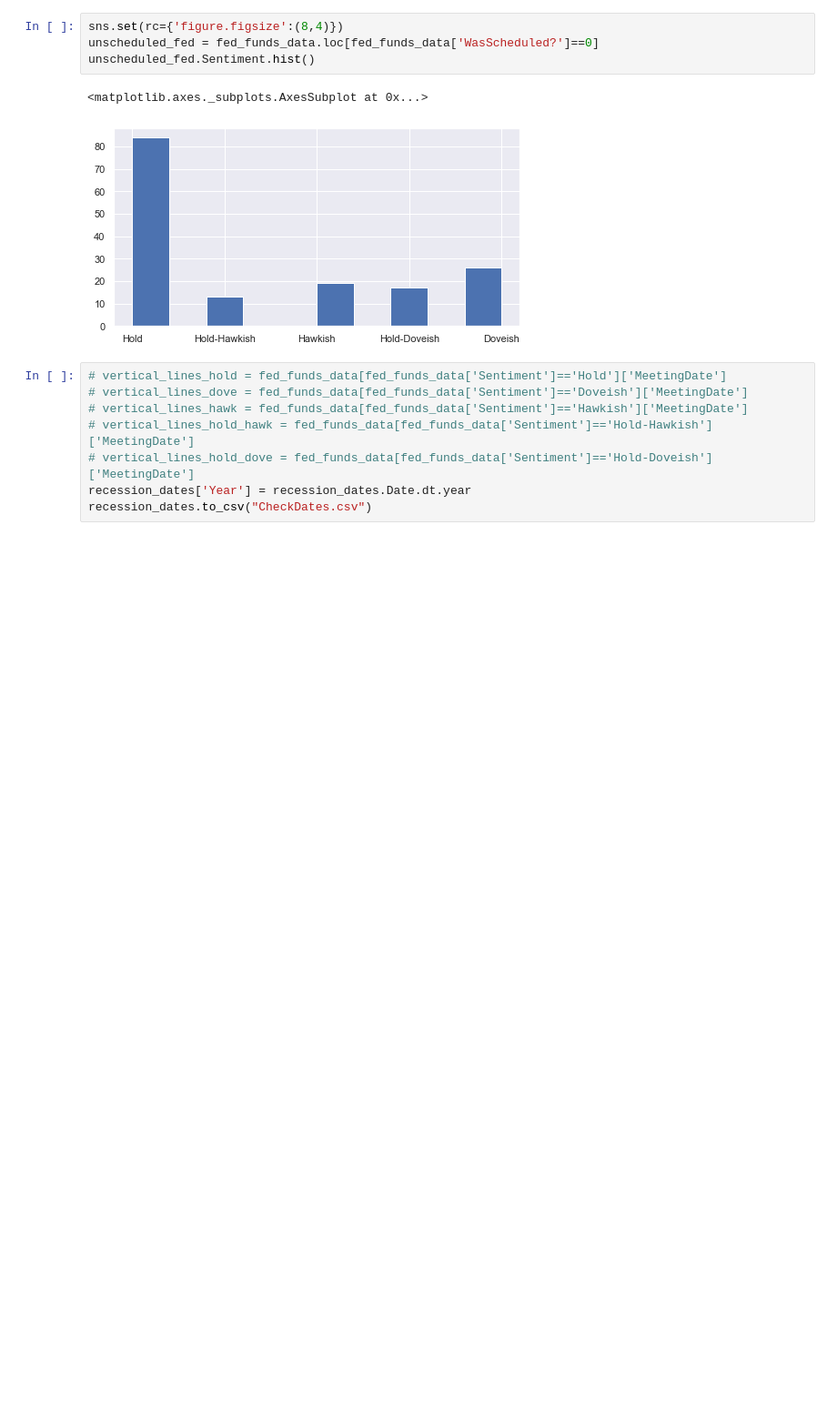
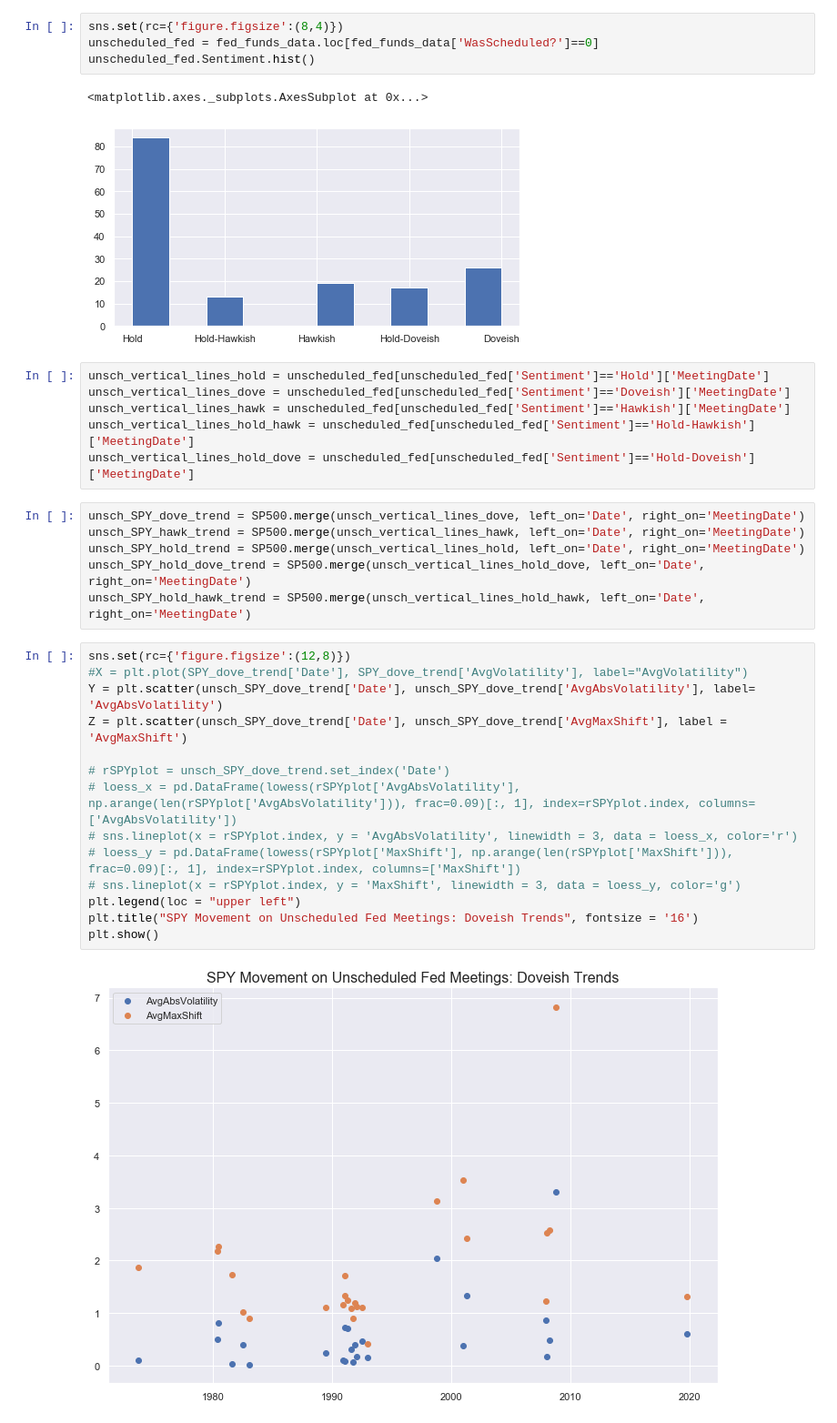
Before and after one commit to vikranttkumar/FedFundsSP500, a Jupyter notebook: Fed Funds Rate interaction with S&P500.ipynb, the cells around one changed output. Shown at 91% size. Drawn from its saved outputs; the diff is of its cells as text; blank space fills up the shorter version.

```diff
--- a/Fed Funds Rate interaction with S&P500.ipynb
+++ b/Fed Funds Rate interaction with S&P500.ipynb
@@ -491,10 +471,30 @@ unscheduled_fed.Sentiment.hist()
 <matplotlib.axes._subplots.AxesSubplot at 0x...>
 [figure]
 # %%
-# vertical_lines_hold = fed_funds_data[fed_funds_data['Sentiment']=='Hold']['MeetingDate']
-# vertical_lines_dove = fed_funds_data[fed_funds_data['Sentiment']=='Doveish']['MeetingDate']
-# vertical_lines_hawk = fed_funds_data[fed_funds_data['Sentiment']=='Hawkish']['MeetingDate']
-# vertical_lines_hold_hawk = fed_funds_data[fed_funds_data['Sentiment']=='Hold-Hawkish']['MeetingDate']
-# vertical_lines_hold_dove = fed_funds_data[fed_funds_data['Sentiment']=='Hold-Doveish']['MeetingDate']
-recession_dates['Year'] = recession_dates.Date.dt.year
-recession_dates.to_csv("CheckDates.csv")
+unsch_vertical_lines_hold = unscheduled_fed[unscheduled_fed['Sentiment']=='Hold']['MeetingDate']
+unsch_vertical_lines_dove = unscheduled_fed[unscheduled_fed['Sentiment']=='Doveish']['MeetingDate']
+unsch_vertical_lines_hawk = unscheduled_fed[unscheduled_fed['Sentiment']=='Hawkish']['MeetingDate']
+unsch_vertical_lines_hold_hawk = unscheduled_fed[unscheduled_fed['Sentiment']=='Hold-Hawkish']['MeetingDate']
+unsch_vertical_lines_hold_dove = unscheduled_fed[unscheduled_fed['Sentiment']=='Hold-Doveish']['MeetingDate']
+# %%
+unsch_SPY_dove_trend = SP500.merge(unsch_vertical_lines_dove, left_on='Date', right_on='MeetingDate')
+unsch_SPY_hawk_trend = SP500.merge(unsch_vertical_lines_hawk, left_on='Date', right_on='MeetingDate')
+unsch_SPY_hold_trend = SP500.merge(unsch_vertical_lines_hold, left_on='Date', right_on='MeetingDate')
+unsch_SPY_hold_dove_trend = SP500.merge(unsch_vertical_lines_hold_dove, left_on='Date', right_on='MeetingDate')
+unsch_SPY_hold_hawk_trend = SP500.merge(unsch_vertical_lines_hold_hawk, left_on='Date', right_on='MeetingDate')
+# %%
+sns.set(rc={'figure.figsize':(12,8)})
+#X = plt.plot(SPY_dove_trend['Date'], SPY_dove_trend['AvgVolatility'], label="AvgVolatility")
+Y = plt.scatter(unsch_SPY_dove_trend['Date'], unsch_SPY_dove_trend['AvgAbsVolatility'], label= 'AvgAbsVolatility')
+Z = plt.scatter(unsch_SPY_dove_trend['Date'], unsch_SPY_dove_trend['AvgMaxShift'], label = 'AvgMaxShift')
+
+# rSPYplot = unsch_SPY_dove_trend.set_index('Date')
+# loess_x = pd.DataFrame(lowess(rSPYplot['AvgAbsVolatility'], np.arange(len(rSPYplot['AvgAbsVolatility'])), frac=0.09)[:, 1], index=rSPYplot.index, columns=['AvgAbsVolatility'])
+# sns.lineplot(x = rSPYplot.index, y = 'AvgAbsVolatility', linewidth = 3, data = loess_x, color='r')
+# loess_y = pd.DataFrame(lowess(rSPYplot['MaxShift'], np.arange(len(rSPYplot['MaxShift'])), frac=0.09)[:, 1], index=rSPYplot.index, columns=['MaxShift'])
+# sns.lineplot(x = rSPYplot.index, y = 'MaxShift', linewidth = 3, data = loess_y, color='g')
+plt.legend(loc = "upper left")
+plt.title("SPY Movement on Unscheduled Fed Meetings: Doveish Trends", fontsize = '16')
+plt.show()
+# %% [output]
+[figure, added]
```
Also changed, not shown: parts of 9 cells of this notebook, 3 other files.
